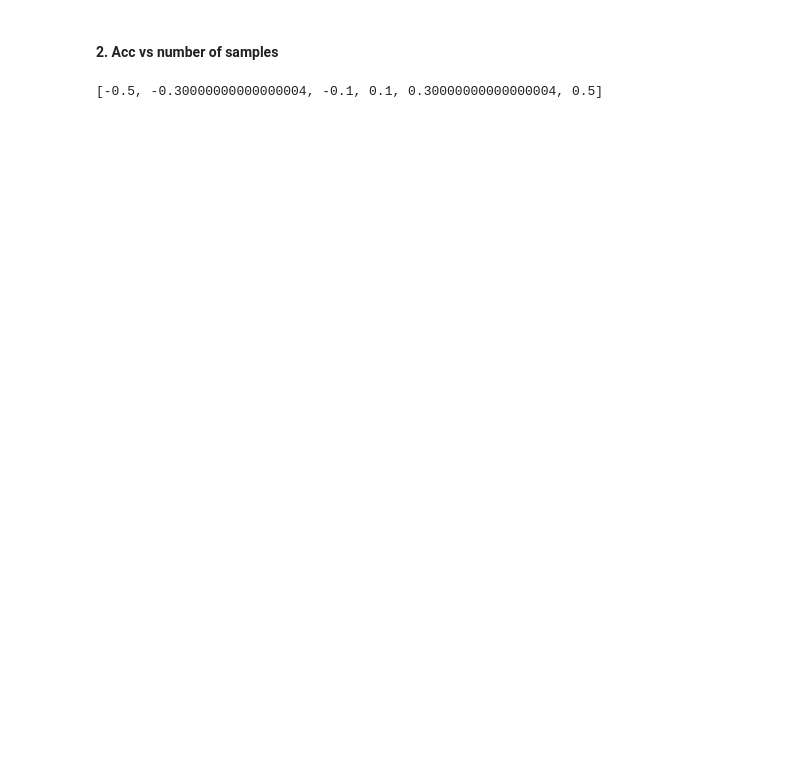
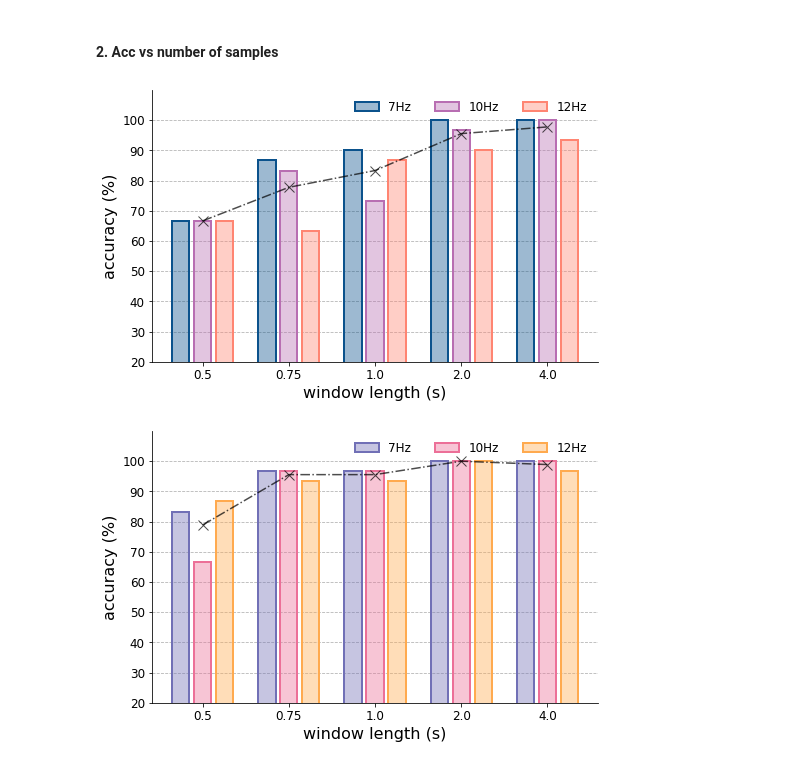
Before and after one commit to JamesTev/EEG-decoding, a Jupyter notebook: Results.ipynb, the cells around one changed output. Drawn from its saved outputs; the diff is of its cells as text; code cells hidden in the pictures; blank space fills up the shorter version.

```diff
--- a/Results.ipynb
+++ b/Results.ipynb
@@ -283,7 +313,16 @@ acc_ntr_mset = pd.DataFrame(mset_ntr_acc).set_index("n_train")
 # %% [markdown]
 #### 2. Acc vs number of samples
+# %%
+N_train = 4
+
+lpo = LeavePOut(p=N_train)
+
+n_trials = data_tensor.shape[-1]
+template_idxs = list(lpo.split(range(n_trials)))
+
+assert data_tensor.shape[-2] == 256, "Expected data tensor to have full Ns=256 samples"
 # %%
-ns_range = [64, 128, 192, 256]
+ns_range = [32, 48, 64, 128, 256]
 gcca_acc = []
 mset_acc = []
 
@@ -299,41 +338,29 @@ for ns in ns_range:
 
 acc_ns_gcca = pd.DataFrame(gcca_acc).set_index("Ns")
 acc_ns_mset = pd.DataFrame(mset_acc).set_index("Ns")
-# %%
-def get_x_offsets(n, width=0.2):
-    "get x offsets of bar centres for grouped bar charts in matplotlib"
-    if n%2 == 0: # even
-        sides = [width*x/2 for x in range(1, n+1, 2)]
-        return [-1*x for x in sides[::-1]] + sides
-    else: # odd
-        sides = [width*x/2 for x in range(3, n+1, 2)]
-        return [-1*x for x in sides[::-1]] + [0] + sides
-
-
-def grouped_bar(x, Y):
-
-    fig, ax = plt.subplots(1, figsize=(16, 6))
-    for y in Y:
-        plt.bar()
-
-# plot bars
-plt.bar(x - 0.3, df_grouped['NA_Sales'], width = 0.2, color = '#1D2F6F')
-plt.bar(x - 0.1, df_grouped['EU_Sales'], width = 0.2, color = '#8390FA')
-plt.bar(x + 0.1, df_grouped['JP_Sales'], width = 0.2, color = '#6EAF46')
-plt.bar(x + 0.3, df_grouped['Other_Sales'], width = 0.2, color = '#FAC748')
-# remove spines
-ax.spines['right'].set_visible(False)
-ax.spines['top'].set_visible(False)
-# x y details
-plt.ylabel('Millions of copies')
-plt.xticks(x, df_grouped.index)
-plt.xlim(-0.5, 31)
-# grid lines
-ax.set_axisbelow(True)
-ax.yaxis.grid(color='gray', linestyle='dashed', alpha=0.2)
-# title and legend
-plt.title('Video Game Sales By Platform and Region', loc ='left')
-plt.legend(['NA', 'EU', 'JP', 'Others'], loc='upper left', ncol = 4)
-plt.show()
-# %% [output]
-[-0.5, -0.30000000000000004, -0.1, 0.1, 0.30000000000000004, 0.5]
+# %%
+from eeg_lib.plotting import grouped_bar
+
+legend = [f'{f}Hz' for f in stim_freqs]
+t_ax = acc_ns_gcca.index/fs
+
+fig0, ax0 = plt.subplots(1, figsize=(8,5))
+_, ax0 = grouped_bar(t_ax, acc_ns_gcca.values*100, xlabel='window length (s)', ylabel='accuracy (%)', ax=ax0)
+
+fig1, ax1 = plt.subplots(1, figsize=(8,5))
+_, ax1 = grouped_bar(t_ax, acc_ns_mset.values*100, xlabel='window length (s)', ylabel='accuracy (%)', ax=ax1, colors=palette[1::2])
+
+for ax in [ax0, ax1]:
+    ax.set_ylim(20, 110)
+    ax.set_yticks(np.arange(20, 110, step=10))
+    ax.legend(legend, ncol=3)
+
+ax0.plot(ax0.get_xticks(), acc_ns_gcca.mean(axis=1)*100, marker='x', c='k', ls='-.', alpha=0.7)
+ax1.plot(ax1.get_xticks(), acc_ns_mset.mean(axis=1)*100, marker='x', c='k', ls='-.', alpha=0.7)
+# ax1.legend(loc='upper left')
+
+fig0.savefig(f'plots/acc_Ns_gcca_Nt{N_train}.pdf', format='pdf')
+fig1.savefig(f'plots/acc_Ns_mcca_Nt{N_train}.pdf', format='pdf')
+# %% [output]
+[figure, added]
+[figure, added]
```
Also changed, not shown: parts of 19 cells of this notebook, 1 other file.
